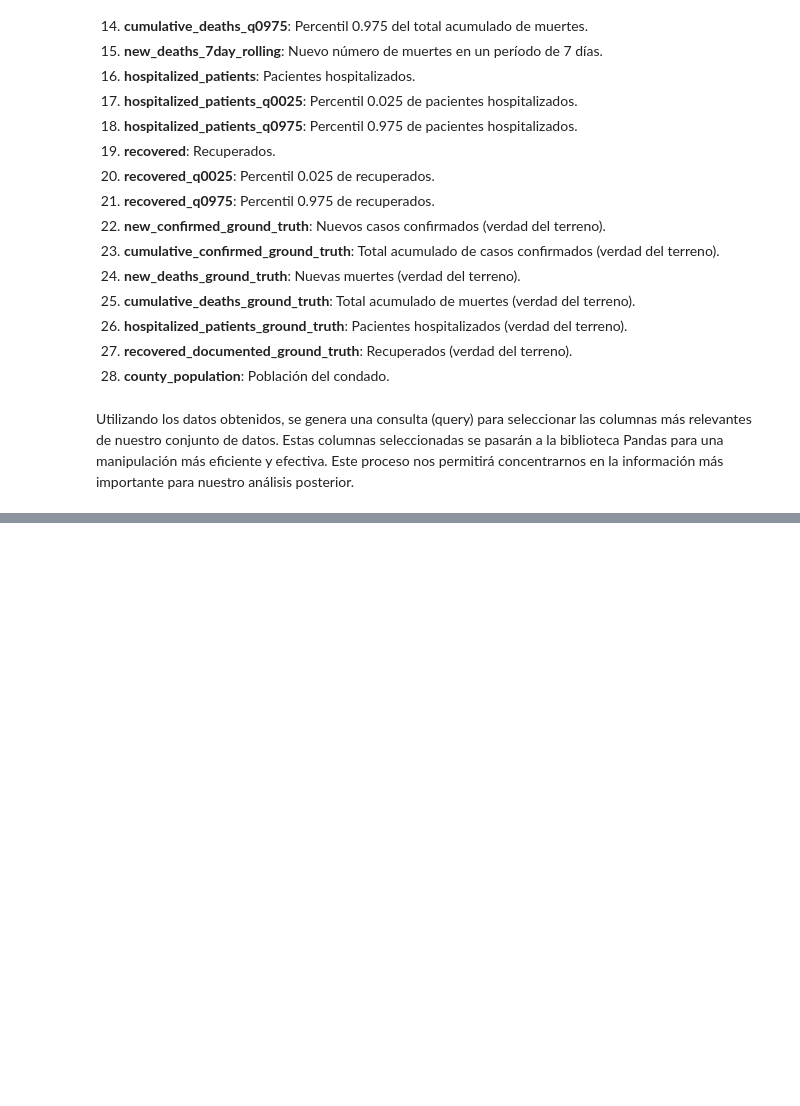
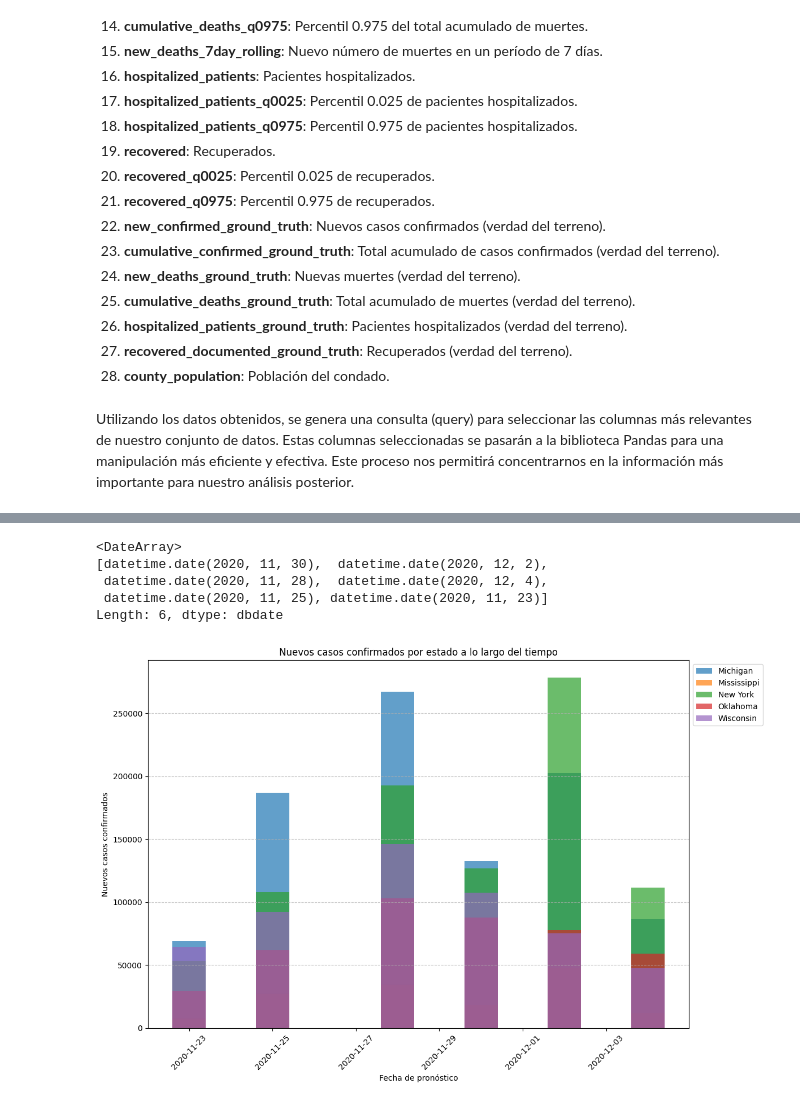
Before and after one commit to Ivancillo123/solemne_1_Mineria_de_Datos, a Jupyter notebook: prueba.ipynb, the cells around one changed output, grey strips where cells are left out. Drawn from its saved outputs; the diff is of its cells as text; code cells hidden in the pictures; blank space fills up the shorter version.

Commit message:
Se efectuó un filtrado de los datos, seguido de la creación del primer gráfico de barras y de linea para visualizar los casos confirmados de COVID-19.

```diff
--- a/prueba.ipynb
+++ b/prueba.ipynb
@@ -234,0 +187,19 @@ QueryJob<project=prueba1-mineria-de-datos, location=US, id=d66bfe3a-cd34-475b-96
+# %%
+
+# Query optimizado para filtrar los datos por estado antes de traerlos
+query = """
+    SELECT state_name, forecast_date, prediction_date, new_confirmed, cumulative_confirmed,
+           new_confirmed_7day_rolling, new_deaths, new_deaths_7day_rolling
+    FROM `bigquery-public-data.covid19_public_forecasts.county_28d_historical_`
+    WHERE state_name IN ('Mississippi', 'Michigan', 'Oklahoma', 'Wisconsin', 'New York')
+    limit 500000
+"""
+
+# Ejecutar la consulta
+query_job = client.query(query)
+
+# Convertir los resultados en un DataFrame
+new_datos = query_job.to_dataframe()
+
+# Mostrar la información del DataFrame filtrado
+print(new_datos)
@@ -234,0 +224,34 @@ QueryJob<project=prueba1-mineria-de-datos, location=US, id=d66bfe3a-cd34-475b-96
+# %%
+print(new_datos['forecast_date'].unique())
+# %% [output]
+<DateArray>
+[datetime.date(2020, 11, 30),  datetime.date(2020, 12, 2),
+ datetime.date(2020, 11, 28),  datetime.date(2020, 12, 4),
+ datetime.date(2020, 11, 25), datetime.date(2020, 11, 23)]
+Length: 6, dtype: dbdate
+# %%
+
+
+# Convertir la columna 'forecast_date' a tipo de dato datetime
+new_datos['forecast_date'] = pd.to_datetime(new_datos['forecast_date'])
+
+# Agrupar por estado y fecha de pronóstico, sumando los nuevos casos confirmados
+grouped_data = new_datos.groupby(['state_name', 'forecast_date'])['new_confirmed'].sum().reset_index()
+
+# Crear un gráfico de barras para cada estado
+plt.figure(figsize=(12, 8))
+for state in grouped_data['state_name'].unique():
+    state_data = grouped_data[grouped_data['state_name'] == state]
+    plt.bar(state_data['forecast_date'], state_data['new_confirmed'], label=state, alpha=0.7)
+
+# Configurar el gráfico
+plt.title('Nuevos casos confirmados por estado a lo largo del tiempo')
+plt.xlabel('Fecha de pronóstico')
+plt.ylabel('Nuevos casos confirmados')
+plt.xticks(rotation=45)
+plt.legend(loc='upper left', bbox_to_anchor=(1, 1))  # Colocar la leyenda fuera del gráfico
+plt.grid(axis='y', linestyle='--', alpha=0.7)  # Agregar rejilla solo en el eje y
+plt.tight_layout()
+plt.show()
+# %% [output]
+[figure, added]
```
Also changed, not shown: parts of 18 cells of this notebook.
